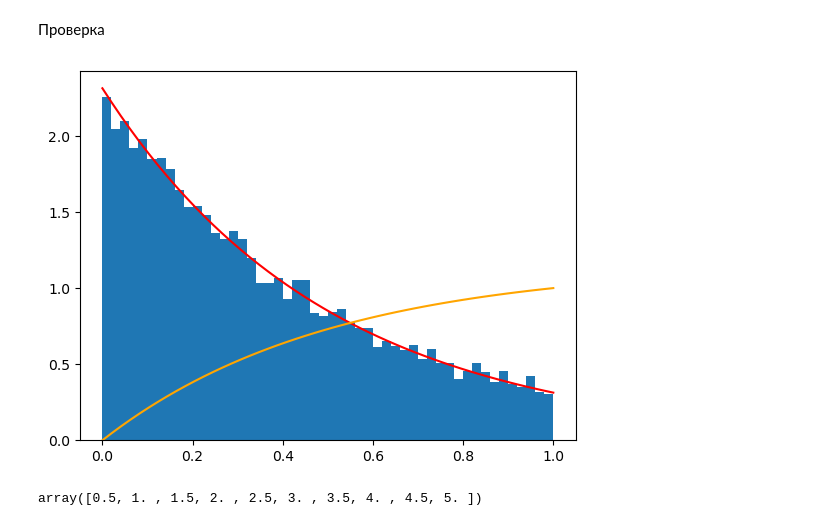
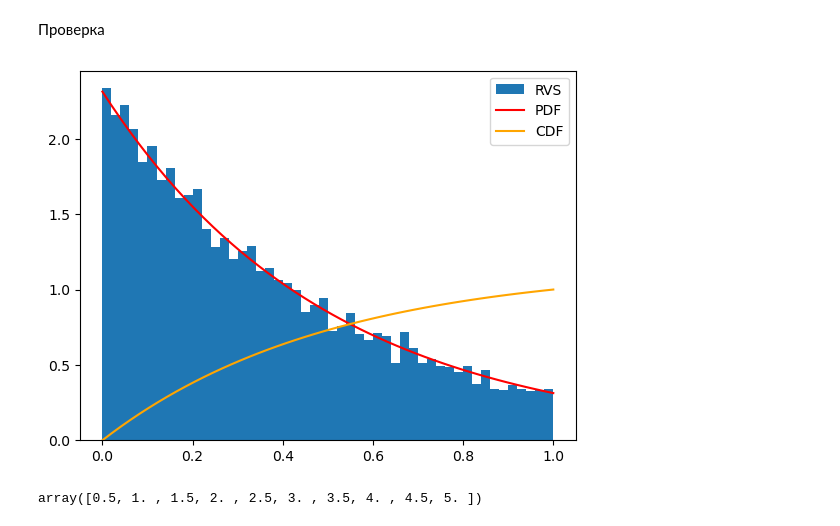
Before and after one commit to ash00748/Hegselmann-Krause-project, a Jupyter notebook: 2d HK/2dHK_expon.ipynb, the cells around one changed output. Saved outputs shown, nothing was run; the diff lists cells and outputs as text; code cells hidden in the pictures.

```diff
--- a/2d HK/2dHK_expon.ipynb
+++ b/2d HK/2dHK_expon.ipynb
@@ -87,25 +115,25 @@ class MyRandomVariableClass(stats.rv_continuous):
 # %%
 
 alpha = 2
 my_rv1 = MyRandomVariableClass(alpha)
 
 # sample distribution
 samples = my_rv1.rvs(size = 10000)
 
 # plot histogram of samples
 fig, ax1 = plt.subplots()
-ax1.hist(list(samples), bins=50, density=True)
+ax1.hist(list(samples), bins=50, density=True, label="RVS")
 
 # plot PDF and CDF of distribution
 pts = np.linspace(0, 1)
-ax1.plot(pts, my_rv1.pdf(pts), color='red')
-ax1.plot(pts, my_rv1.cdf(pts), color='orange')
+ax1.plot(pts, my_rv1.pdf(pts), color='red', label='PDF')
+ax1.plot(pts, my_rv1.cdf(pts), color='orange', label='CDF')
 # ax1.plot(pts, np.exp(-pts*alpha)*alpha + np.exp(-alpha), color='green')
 
-
+plt.legend()
 plt.show()
 # %% [output]
-[figure, old version]
+[figure, new version]
 # %%
 R = 0.2  # радиус доверия
 eps = 1e-4  # допустимая точность
```
Also changed, not shown: parts of 4 cells of this notebook, 6 other files.
